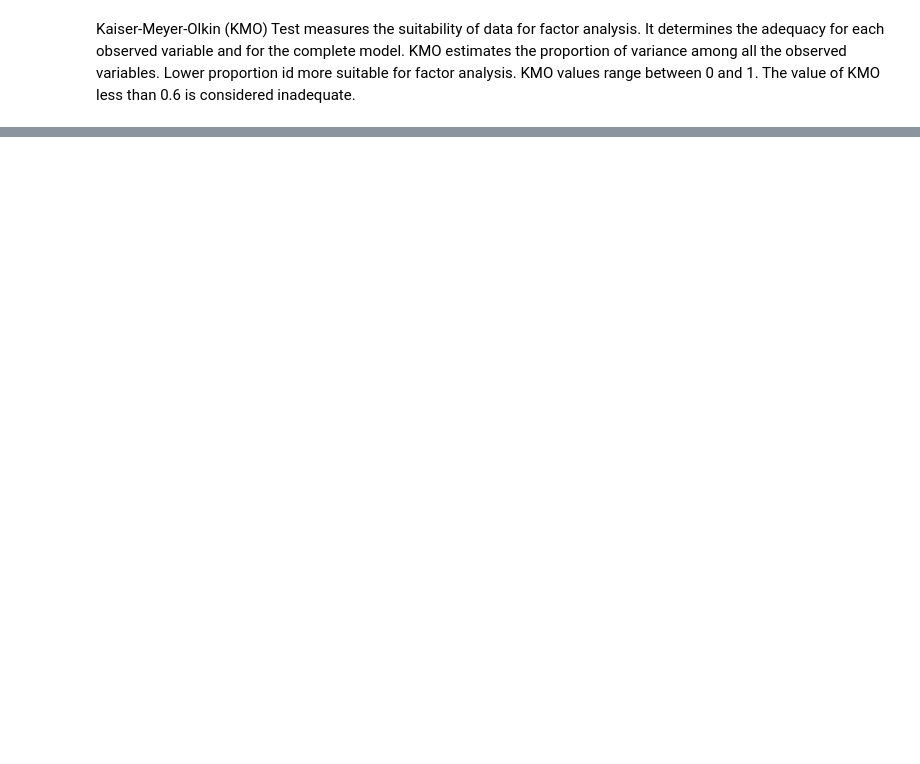
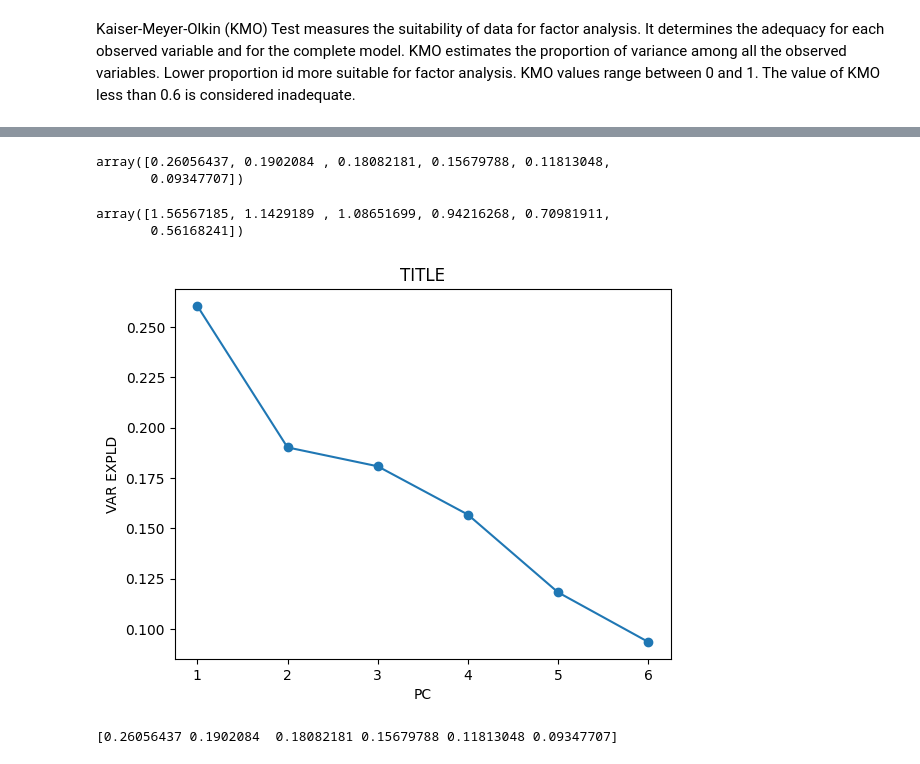
Before and after one commit to heinohen/household_habits_SDA, a Jupyter notebook: habits.ipynb, the cells around one changed output, grey strips where cells are left out. Cells and saved outputs as stored; diff of their text form; code cells hidden in the pictures; blank space fills up the shorter version.

```diff
--- a/habits.ipynb
+++ b/habits.ipynb
@@ -505,0 +395,4 @@ crosstabs.plot.hist()
+# %%
+x = df_acts.values
+# %%
+x = SP.StandardScaler().fit_transform(x)
@@ -505,0 +415,2 @@ crosstabs.plot.hist()
+# %%
+pca = SD.PCA(n_components=.95)
@@ -505,0 +421,3 @@ crosstabs.plot.hist()
+# %%
+
+prince = pca.fit_transform(x)
@@ -505,0 +446,11 @@ crosstabs.plot.hist()
+# %%
+
+pca.explained_variance_ratio_
+# %% [output]
+array([0.26056437, 0.1902084 , 0.18082181, 0.15679788, 0.11813048,
+       0.09347707])
+# %%
+pca.explained_variance_
+# %% [output]
+array([1.56567185, 1.1429189 , 1.08651699, 0.94216268, 0.70981911,
+       0.56168241])
@@ -505,0 +460,15 @@ crosstabs.plot.hist()
+# %%
+#SCREEPLOT
+
+PC_values = np.arange(pca.n_components_) + 1
+MP.plot(PC_values, pca.explained_variance_ratio_, "o-")
+MP.title("TITLE")
+MP.xlabel("PC")
+MP.ylabel("VAR EXPLD")
+MP.show()
+# %% [output]
+[figure, added]
+# %%
+print(pca.explained_variance_ratio_)
+# %% [output]
+[0.26056437 0.1902084  0.18082181 0.15679788 0.11813048 0.09347707]
```
Also changed, not shown: parts of 36 cells of this notebook.
